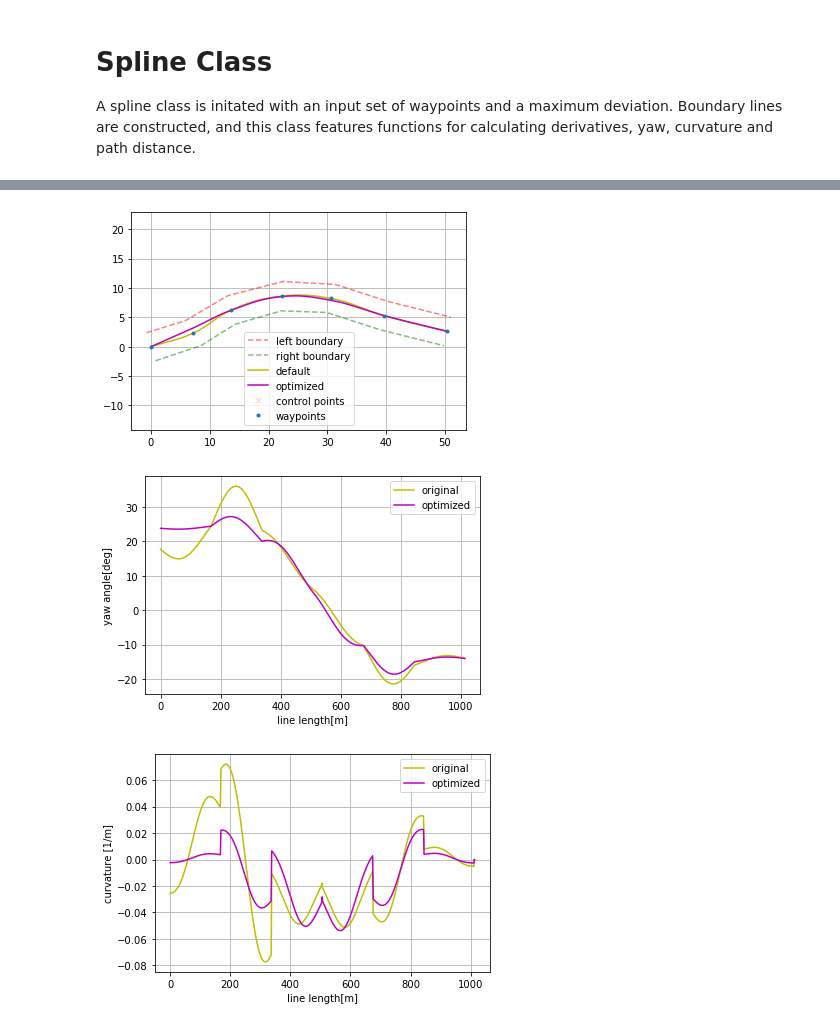
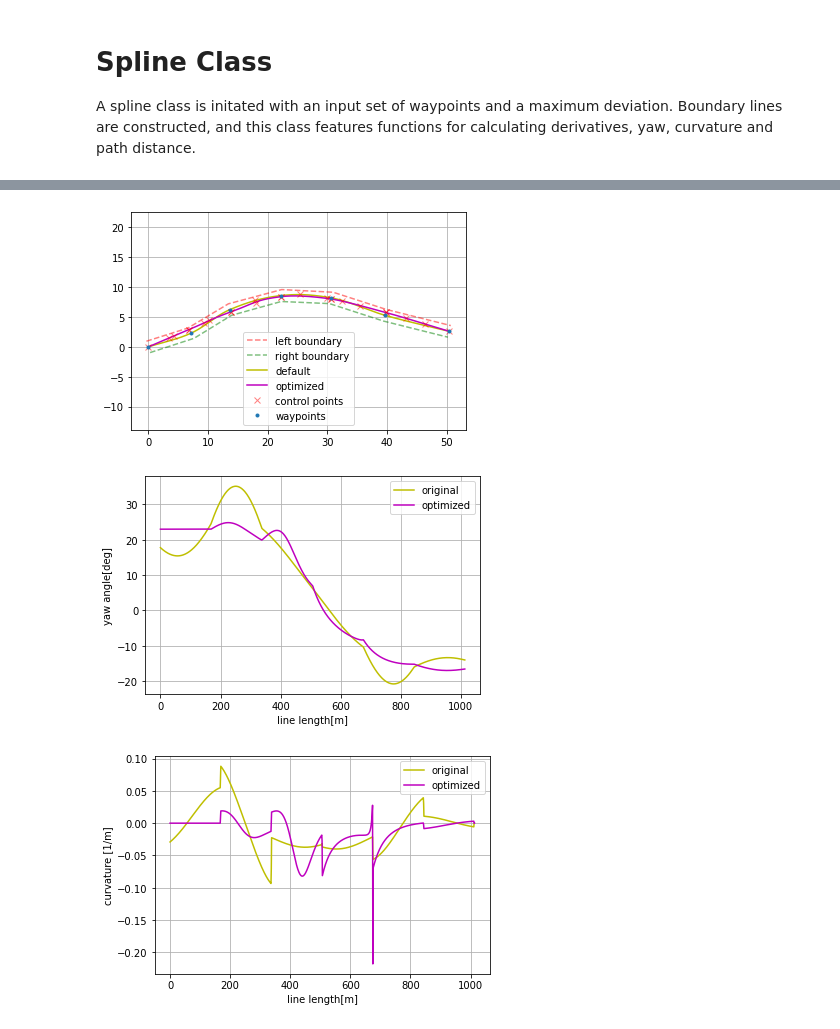
Before and after one commit to reuben-thomas/Bezier-Path-Planning, a Jupyter notebook: main.ipynb, the cells around one changed output, grey strips where cells are left out. Saved outputs shown, nothing was run; the diff lists cells and outputs as text; code cells hidden in the pictures.

```diff
--- a/main.ipynb
+++ b/main.ipynb
@@ -97,9 +63,13 @@ class Spline():
         self.right_bound = Path(rax, ray, None, None)
 
         # default unoptimized cubic bezier path to initialize curvature
-        bx, by, _, _ = self.cubic_bezier_path(ax, ay)
+        bx, by, _, _, _ = self.cubic_bezier_path(ax, ay, [], [])
         byaw, bk = self.calc_yaw_curvature(bx, by)
         self.default_path = Path(bx, by, byaw, bk)
+
+        # default seeding path for cubic spline
+        cx, cy, cyaw, ck, _ = calc_spline_course(ax, ay, 0.5)
+        self.seeding_path = Path(cx, cy, cyaw, ck)
 
         self.optimized_path = Path([], [], [], [])
         self.ctr_points = Path([], [], [], [])
@@ -417,14 +273,11 @@ class Spline(Spline):
     # define input path
     ay = [0.0, 2.3, 6.25, 8.6, 8.2, 5.3, 2.6]
     ax = [0.0, 7.16, 13.68, 22.3, 30.64, 39.6, 50.4]
-    boundary = 2.5
+    boundary = 1.0
 
     spline = Spline(ax, ay, boundary)
 
-    t0 = time.process_time()
-    spline.optimize_min_cubic()
-    t1 = time.process_time() - t0
-    print("Solved in: ", t1)
+    %time spline.optimize_min_cubic()
 
     # Path plot
     plt.subplots(1)
@@ -432,7 +285,7 @@ class Spline(Spline):
     plt.plot(spline.right_bound.x, spline.right_bound.y, '--g', alpha=0.5, label="right boundary")
     plt.plot(spline.default_path.x, spline.default_path.y, '-y', label="default")
     plt.plot(spline.optimized_path.x, spline.optimized_path.y, '-m', label="optimized")
-    plt.plot(spline.ctr_points.x, spline.ctr_points.y, 'xr', alpha=0.2, label="control points")
+    plt.plot(spline.ctr_points.x, spline.ctr_points.y, 'xr', alpha=0.5, label="control points")
     plt.plot(spline.waypoints.x, spline.waypoints.y, '.', label="waypoints")
     plt.grid(True)
     plt.legend()
@@ -464,3 +318,3 @@ Solved in:  33.247958725000004
-[figure, old version]
+[figure, new version]
-[figure, old version]
+[figure, new version]
-[figure, old version]
+[figure, new version]
```
Also changed, not shown: parts of 9 cells of this notebook, 1 other file.
